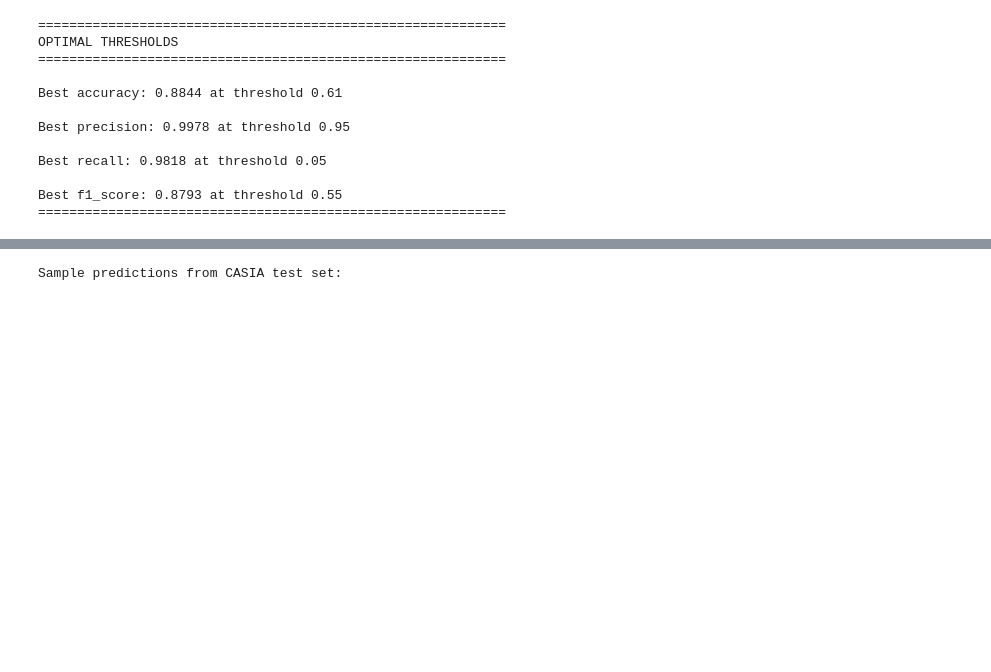
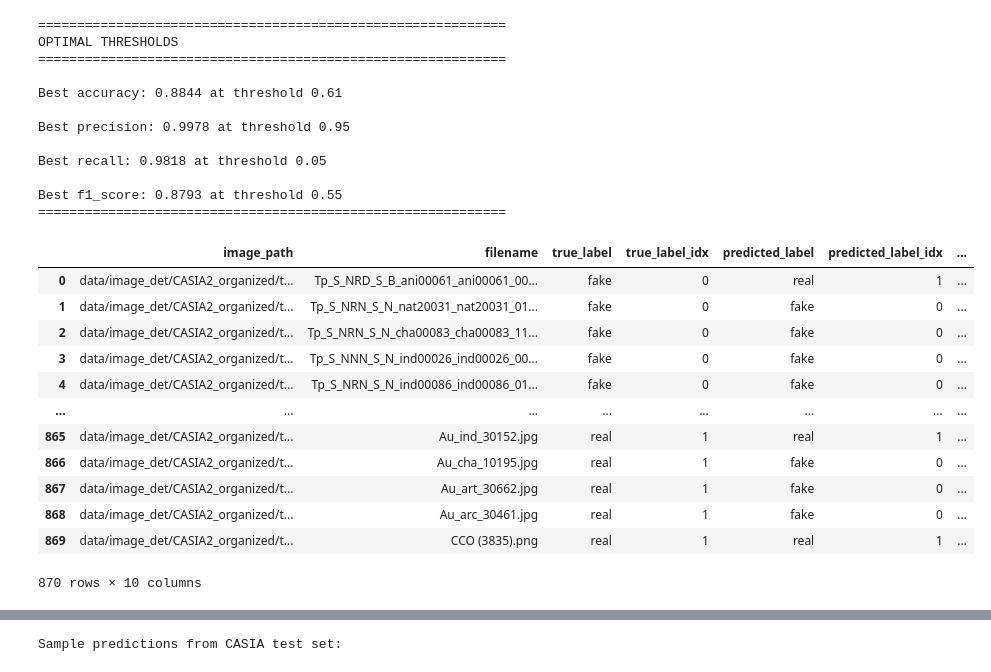
Before and after one commit to carrell-ncl/authenticity-risk-engine, a Jupyter notebook: notebooks/image_det/score_deepfake.ipynb, the cells around one changed output, grey strips where cells are left out. Cells and saved outputs as stored; diff of their text form; code cells hidden in the pictures; blank space fills up the shorter version.

```diff
--- a/notebooks/image_det/score_deepfake.ipynb
+++ b/notebooks/image_det/score_deepfake.ipynb
@@ -191,6 +192,22 @@ Best f1_score: 0.8793 at threshold 0.55
 ============================================================
 # %%
 metrics_09, df_09 = recalculate_metrics_with_threshold(df, threshold=0.9)
+# %%
+df_09
+# %% [output]
+|  | image_path | filename | true_label | true_label_idx | predicted_label | predicted_label_idx | ... |
+| 0 | data/image_det/CASIA2_organized/t... | Tp_S_NRD_S_B_ani00061_ani00061_00... | fake | 0 | real | 1 | ... |
+| 1 | data/image_det/CASIA2_organized/t... | Tp_S_NRN_S_N_nat20031_nat20031_01... | fake | 0 | fake | 0 | ... |
+| 2 | data/image_det/CASIA2_organized/t... | Tp_S_NRN_S_N_cha00083_cha00083_11... | fake | 0 | fake | 0 | ... |
+| 3 | data/image_det/CASIA2_organized/t... | Tp_S_NNN_S_N_ind00026_ind00026_00... | fake | 0 | fake | 0 | ... |
+| 4 | data/image_det/CASIA2_organized/t... | Tp_S_NRN_S_N_ind00086_ind00086_01... | fake | 0 | fake | 0 | ... |
+| ... | ... | ... | ... | ... | ... | ... | ... |
+| 865 | data/image_det/CASIA2_organized/t... | Au_ind_30152.jpg | real | 1 | real | 1 | ... |
+| 866 | data/image_det/CASIA2_organized/t... | Au_cha_10195.jpg | real | 1 | fake | 0 | ... |
+| 867 | data/image_det/CASIA2_organized/t... | Au_art_30662.jpg | real | 1 | fake | 0 | ... |
+| 868 | data/image_det/CASIA2_organized/t... | Au_arc_30461.jpg | real | 1 | fake | 0 | ... |
+| 869 | data/image_det/CASIA2_organized/t... | CCO (3835).png | real | 1 | real | 1 | ... |
+870 rows × 10 columns
 # %%
 metrics_09
 # %% [output]
```
Also changed, not shown: parts of 4 cells of this notebook.
